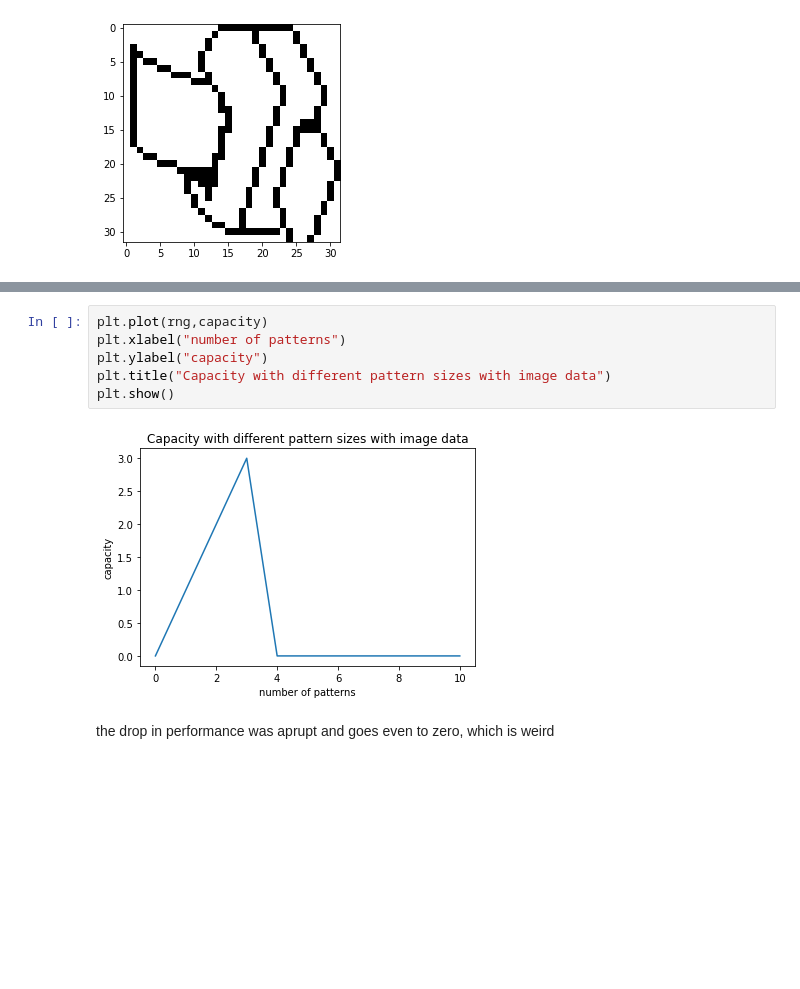
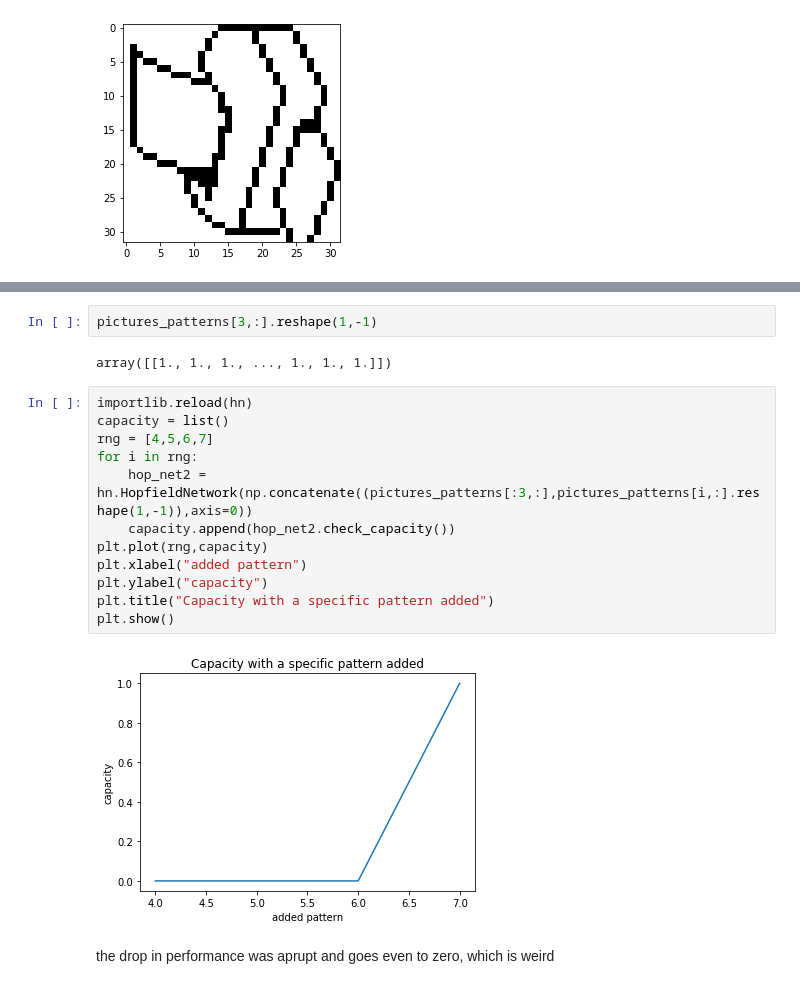
Before and after one commit to kenza-bouzid/ann_labs, a Jupyter notebook: lab3/3_5.ipynb, the cells around one changed output, grey strips where cells are left out. Cells and saved outputs as stored; diff of their text form; blank space fills up the shorter version.

```diff
--- a/lab3/3_5.ipynb
+++ b/lab3/3_5.ipynb
@@ -66,11 +61,21 @@ for i in rng:
-# %%
-plt.plot(rng,capacity)
-plt.xlabel("number of patterns")
-plt.ylabel("capacity")
-plt.title("Capacity with different pattern sizes with image data")
-plt.show()
-# %% [output]
-[figure, removed]
+# %%
+pictures_patterns[3,:].reshape(1,-1)
+# %% [output]
+array([[1., 1., 1., ..., 1., 1., 1.]])
+# %%
+importlib.reload(hn)
+capacity = list()
+rng = [4,5,6,7]
+for i in rng:
+    hop_net2 = hn.HopfieldNetwork(np.concatenate((pictures_patterns[:3,:],pictures_patterns[i,:].reshape(1,-1)),axis=0))
+    capacity.append(hop_net2.check_capacity())
+plt.plot(rng,capacity)
+plt.xlabel("added pattern")
+plt.ylabel("capacity")
+plt.title("Capacity with a specific pattern added")
+plt.show()
+# %% [output]
+[figure, added]
 # %% [markdown]
 the drop in performance was aprupt and goes even to zero, which is weird
 # %% [markdown]
```
Also changed, not shown: parts of 12 cells of this notebook, 2 other files.
